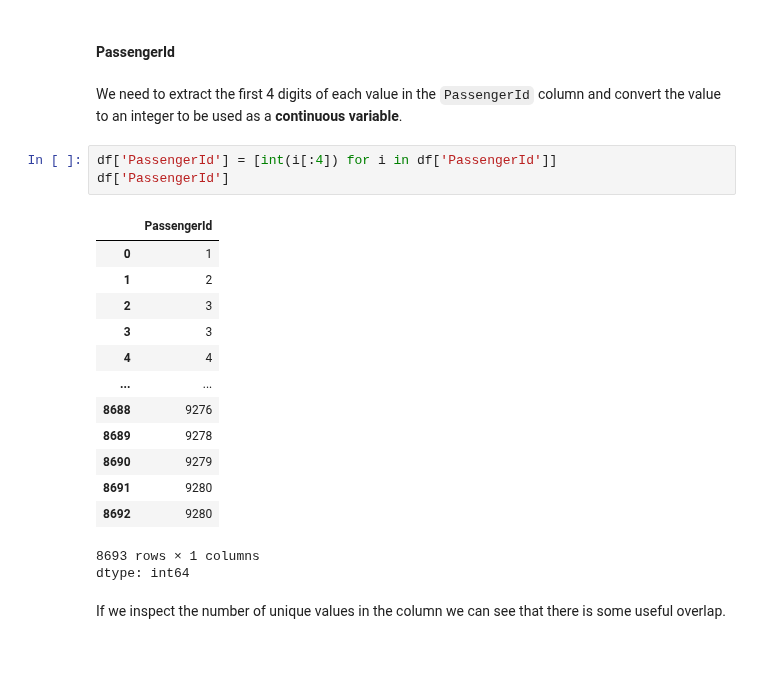
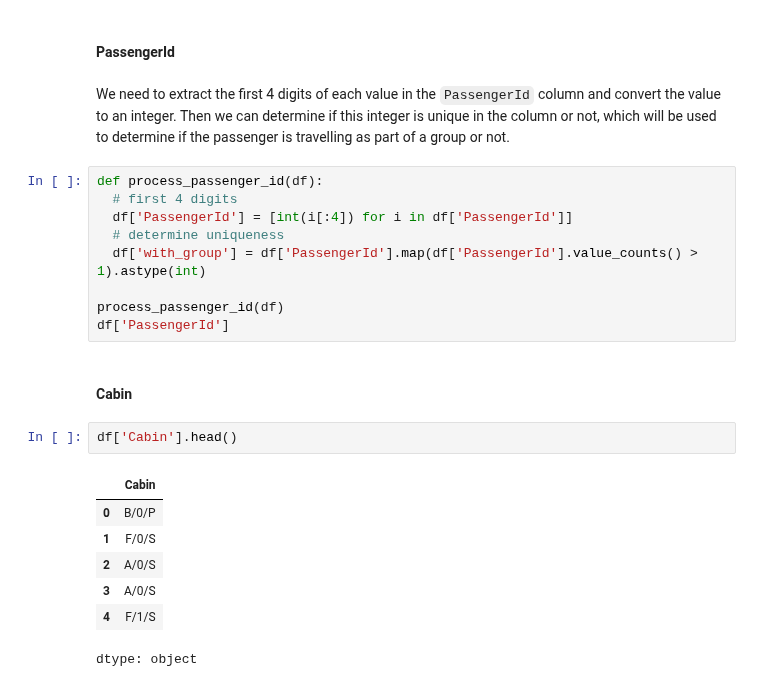
Before and after one commit to frank-895/machine_learning_journey, a Jupyter notebook: random_forests/random_forest.ipynb, the cells around one changed output. Cells and saved outputs as stored; diff of their text form; blank space fills up the shorter version.

```diff
--- a/random_forests/random_forest.ipynb
+++ b/random_forests/random_forest.ipynb
@@ -114,24 +115,25 @@ Then finally, `Transported` is our target variable. This represents either 'True
 # %% [markdown]
 #### PassengerId
 # %% [markdown]
-We need to extract the first 4 digits of each value in the `PassengerId` column and convert the value to an integer to be used as a **continuous variable**.
+We need to extract the first 4 digits of each value in the `PassengerId` column and convert the value to an integer. Then we can determine if this integer is unique in the column or not, which will be used to determine if the passenger is travelling as part of a group or not.
 # %%
-df['PassengerId'] = [int(i[:4]) for i in df['PassengerId']]
+def process_passenger_id(df):
+  # first 4 digits
+  df['PassengerId'] = [int(i[:4]) for i in df['PassengerId']]
+  # determine uniqueness
+  df['with_group'] = df['PassengerId'].map(df['PassengerId'].value_counts() > 1).astype(int)
+
+process_passenger_id(df)
 df['PassengerId']
-# %% [output]
-|  | PassengerId |
-| 0 | 1 |
-| 1 | 2 |
-| 2 | 3 |
-| 3 | 3 |
-| 4 | 4 |
-| ... | ... |
-| 8688 | 9276 |
-| 8689 | 9278 |
-| 8690 | 9279 |
-| 8691 | 9280 |
-| 8692 | 9280 |
-8693 rows × 1 columns
-dtype: int64
-# %% [markdown]
-If we inspect the number of unique values in the column we can see that there is some useful overlap.
+# %% [markdown]
+#### Cabin
+# %%
+df['Cabin'].head()
+# %% [output]
+|  | Cabin |
+| 0 | B/0/P |
+| 1 | F/0/S |
+| 2 | A/0/S |
+| 3 | A/0/S |
+| 4 | F/1/S |
+dtype: object
```
Also changed, not shown: parts of 22 cells of this notebook.
